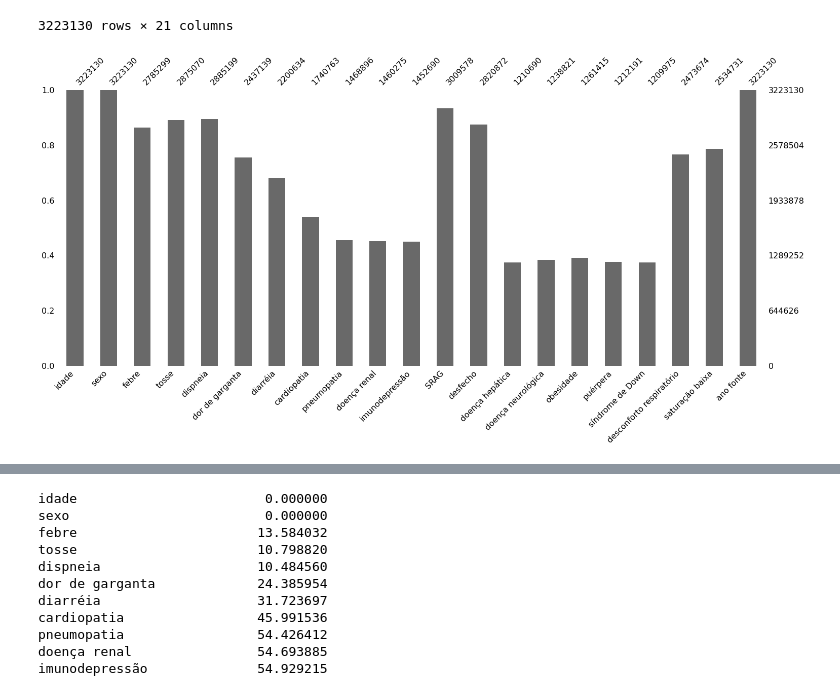
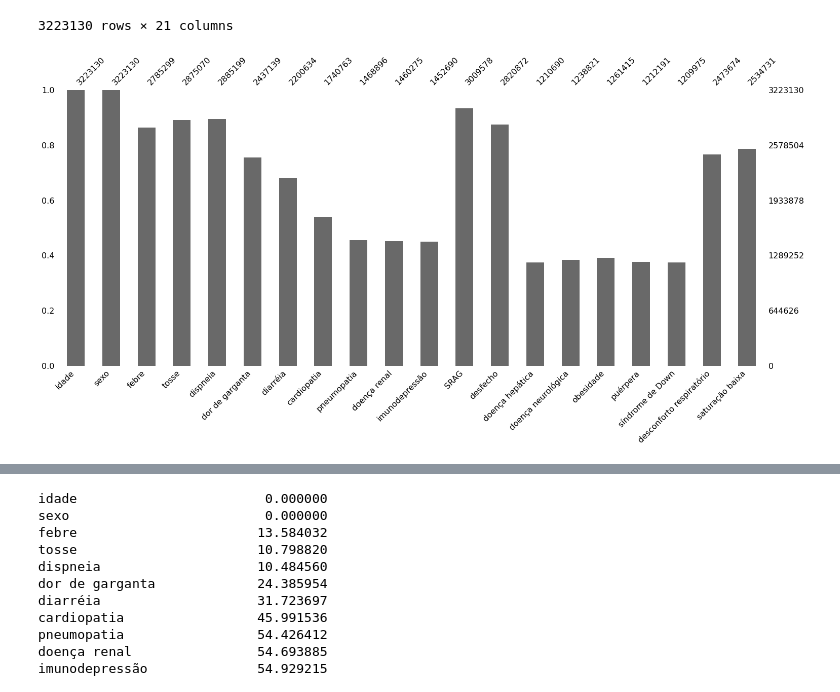
Before and after one commit to patricksferraz/master-covid, a Jupyter notebook: curation.ipynb, the cells around one changed output, grey strips where cells are left out. Saved outputs shown, nothing was run; the diff lists cells and outputs as text; code cells hidden in the pictures.

```diff
--- a/curation.ipynb
+++ b/curation.ipynb
@@ -421,8 +488,9 @@ df
 | 3223129 | 83 | F | 2.0 | 1.0 | 1.0 | 2.0 | 1.0 | NaN | NaN | ... |
 3223130 rows × 21 columns
 # %%
-fig = msno.bar(df, labels=True) # fontsize=7
+aux = df[[c for c in df.columns if c not in ['ano fonte']]]
+fig = msno.bar(aux, labels=True) # fontsize=7
 fig_copy = fig.get_figure()
 fig_copy.savefig(f'{RESULTS}/missing/bar.png')
 # %% [output]
-[figure, old version]
+[figure, new version]
```
Also changed, not shown: parts of 21 cells of this notebook.
